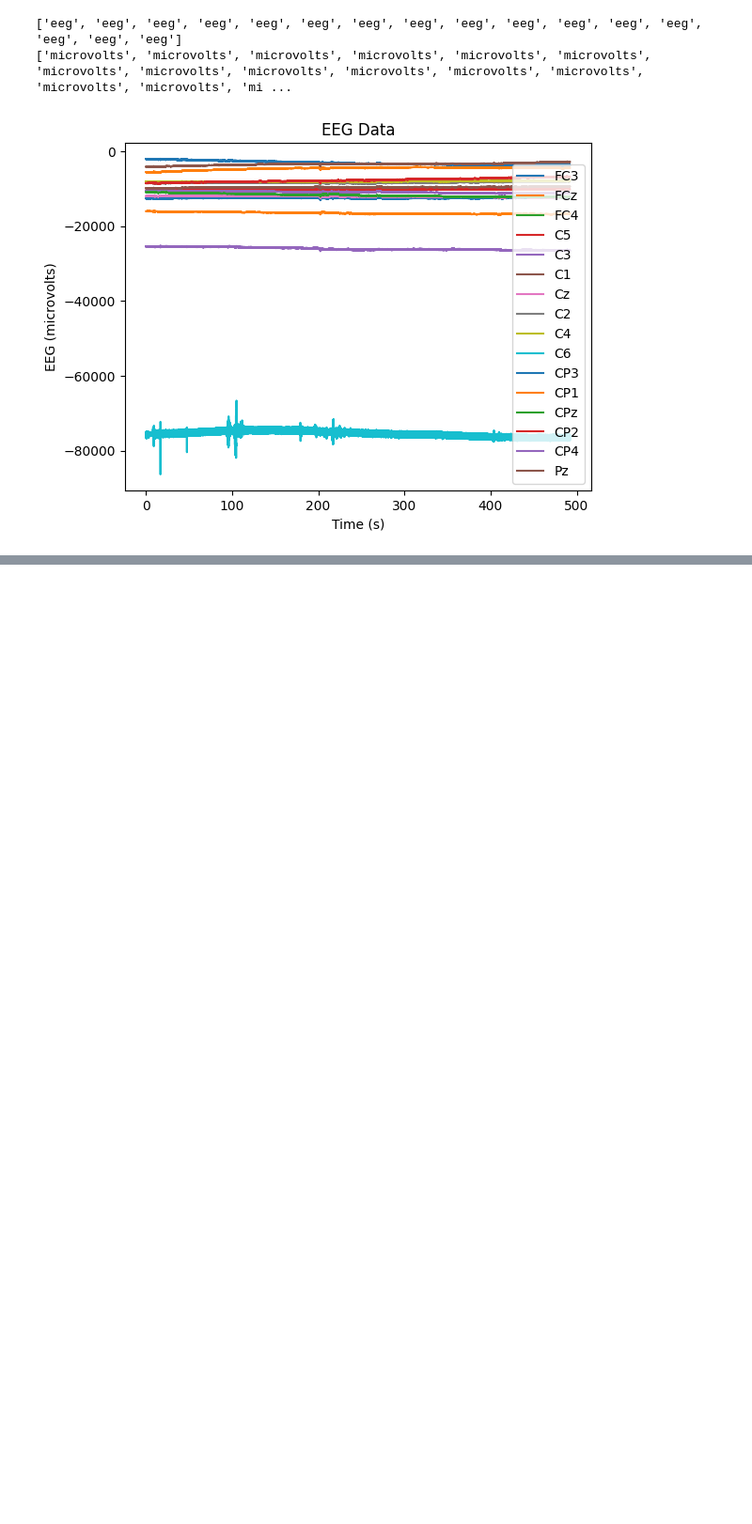
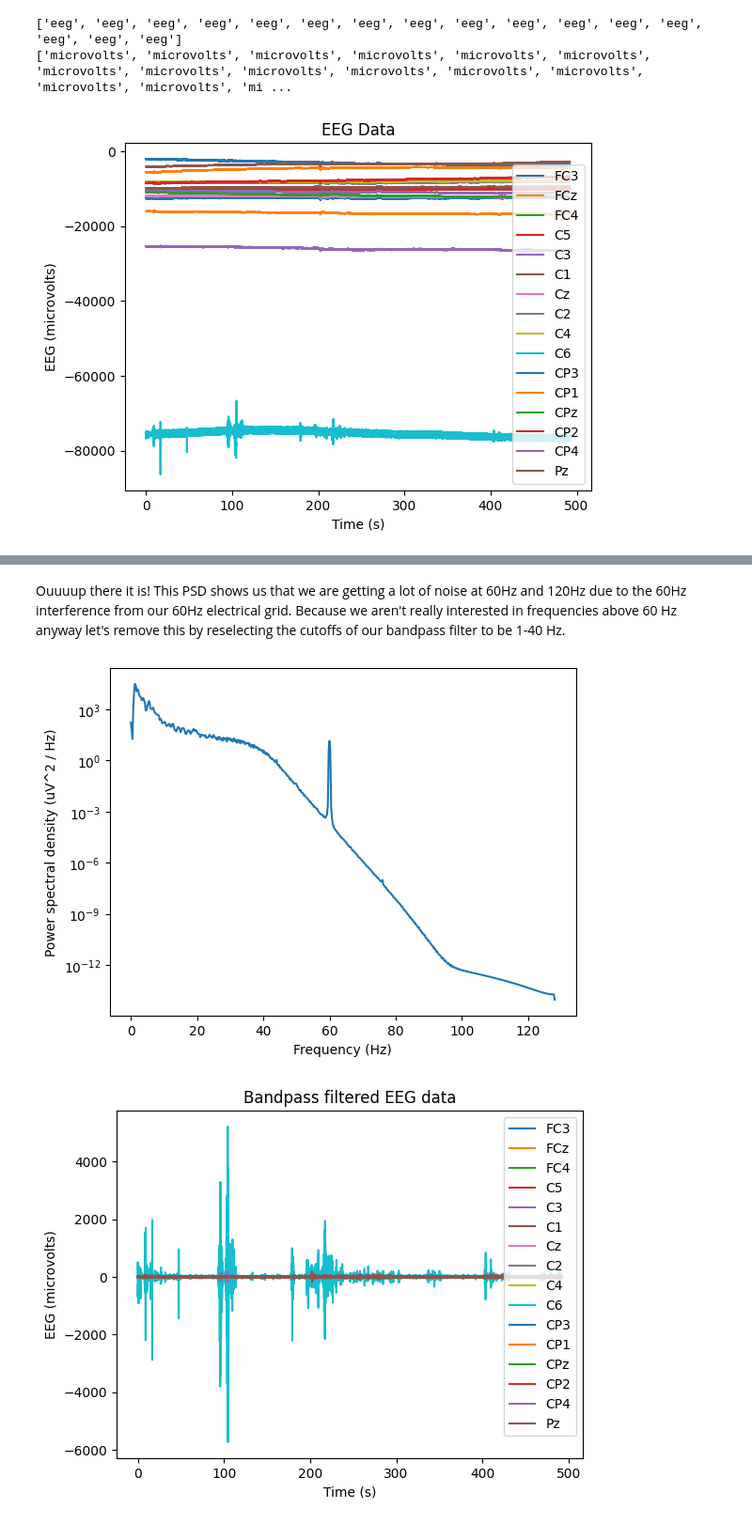
Before and after one commit to brianjohannes/bessy-python-tutorials, a Jupyter notebook: 01_show_me_the_data.ipynb, the cells around one changed output, grey strips where cells are left out. Shown: that part at 94% size. Saved outputs shown, nothing was run; the diff lists cells and outputs as text; code cells hidden in the pictures; blank space fills up the shorter version.

```diff
--- a/01_show_me_the_data.ipynb
+++ b/01_show_me_the_data.ipynb
@@ -100,0 +171,37 @@ few issues left to resolve.
+# %% [markdown]
+Ouuuup there it is! This PSD shows us that we are getting a lot of noise at
+60Hz and 120Hz due to the 60Hz interference from our 60Hz electrical grid.
+Because we aren't really interested in frequencies above 60 Hz anyway let's
+remove this by reselecting the cutoffs of our bandpass filter to be 1-40 Hz.
+# %%
+# Apply the filter to the data
+bandpass_filt_eeg = bandpass(dc_rejected_eeg,
+              f_low=1,
+              f_high=40,
+              order=5,
+              fsample=bci_data.fsample)
+
+# Use C6 to check that the correct frequencies were removed
+
+# Calculate the PSD of P6 using welch()
+bandpass_freqs, bandpass_psd = welch(bandpass_filt_eeg[9,:], fs=bci_data.fsample, nperseg=1024)
+
+# Plot the PSD
+plt.semilogy(bandpass_freqs, bandpass_psd)
+plt.xlabel('Frequency (Hz)')
+plt.ylabel('Power spectral density (uV^2 / Hz)')
+plt.show()
+
+
+# Plot the bandpass filtered data
+# Plot the EEG data
+plt.figure()
+plt.plot(timestamps, bandpass_filt_eeg.T)
+plt.xlabel("Time (s)")
+plt.ylabel("EEG (" + units + ")")
+plt.title("Bandpass filtered EEG data")
+plt.legend(bci_data.channel_labels)
+plt.show()
+# %% [output]
+[figure, added]
+[figure, added]
```
Also changed, not shown: parts of 8 cells of this notebook.
